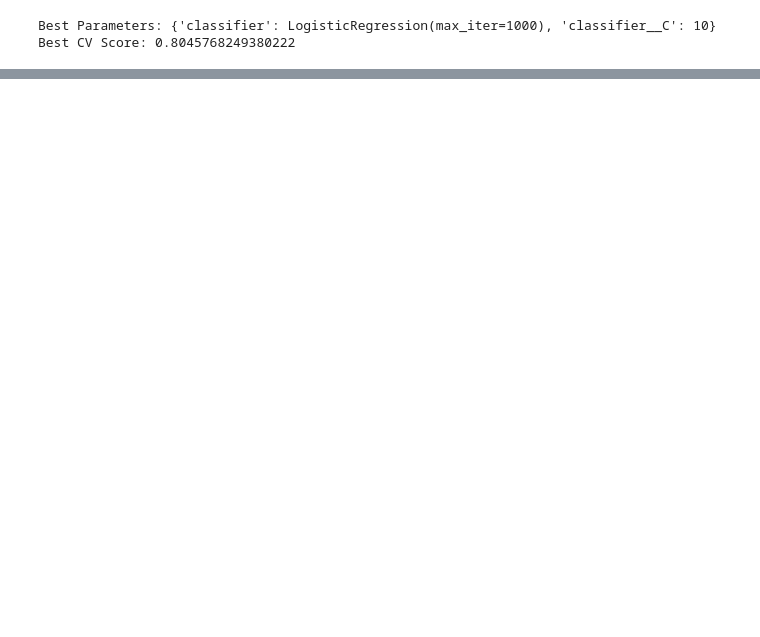
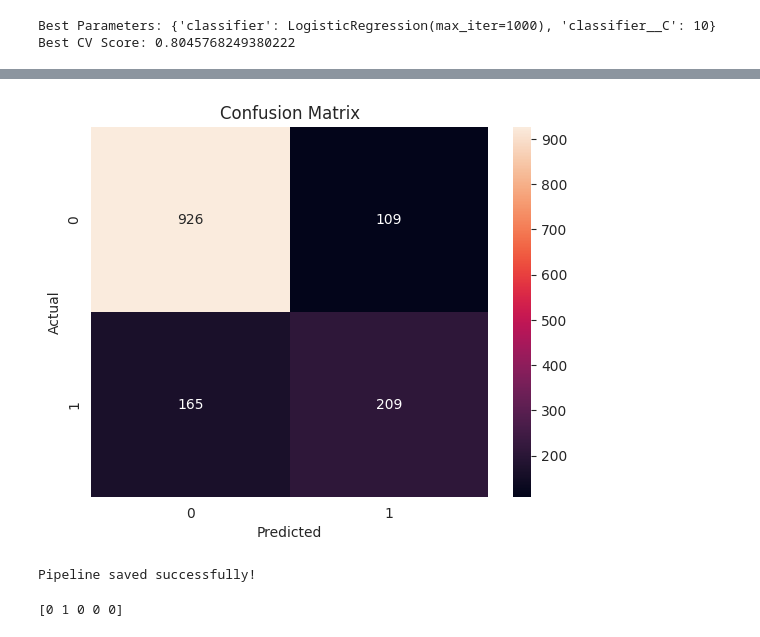
Before and after one commit to Fatima-05/Task2-End-to-End-ML-Pipeline, a Jupyter notebook: end2end_ML_pipeline.ipynb, the cells around one changed output, grey strips where cells are left out. Saved outputs shown, nothing was run; the diff lists cells and outputs as text; code cells hidden in the pictures; blank space fills up the shorter version.

```diff
--- a/end2end_ML_pipeline.ipynb
+++ b/end2end_ML_pipeline.ipynb
@@ -225,3 +225,11 @@ print("Best CV Score:", grid_search.best_score_)
 # %% [output]
 Best Parameters: {'classifier': LogisticRegression(max_iter=1000), 'classifier__C': 10}
 Best CV Score: 0.8045768249380222
+# %%
+best_model = grid_search.best_estimator_
+
+y_pred = best_model.predict(X_test)
+
+print("Accuracy:", accuracy_score(y_test, y_pred))
+print("\nClassification Report\n")
+print(classification_report(y_test, y_pred))
@@ -227,0 +249,26 @@ Best CV Score: 0.8045768249380222
+# %%
+cm = confusion_matrix(y_test, y_pred)
+
+plt.figure()
+sns.heatmap(cm, annot=True, fmt='d')
+
+plt.title("Confusion Matrix")
+plt.xlabel("Predicted")
+plt.ylabel("Actual")
+plt.show()
+# %% [output]
+[figure, added]
+# %%
+joblib.dump(best_model, "churn_pipeline.pkl")
+
+print("Pipeline saved successfully!")
+# %% [output]
+Pipeline saved successfully!
+# %%
+loaded_model = joblib.load("churn_pipeline.pkl")
+
+sample_pred = loaded_model.predict(X_test.iloc[:5])
+
+print(sample_pred)
+# %% [output]
+[0 1 0 0 0]
```
Also changed, not shown: parts of 1 cell of this notebook.
